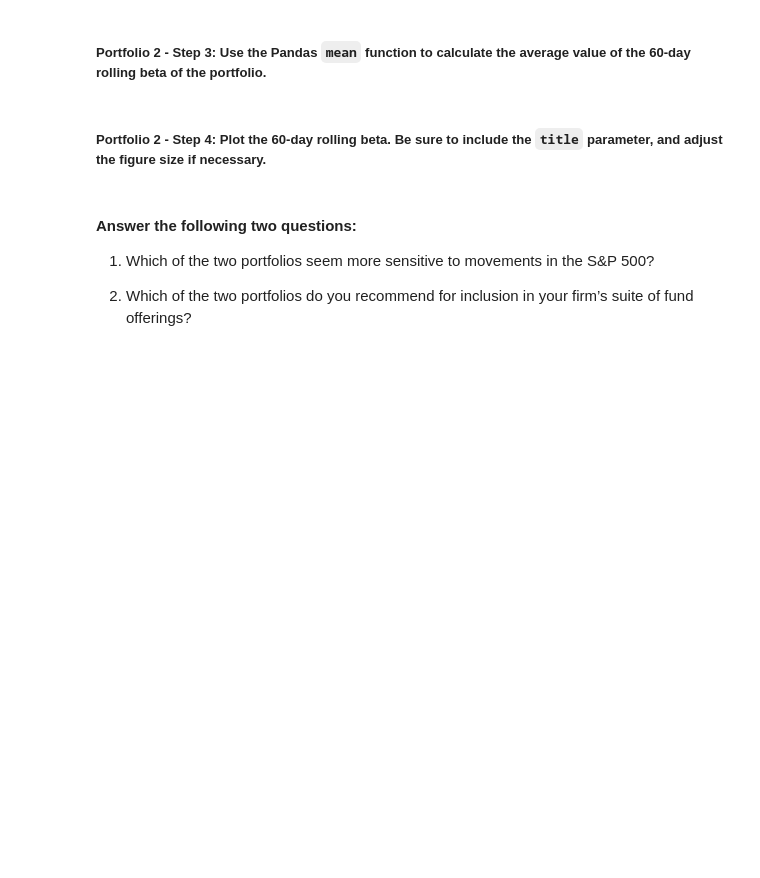
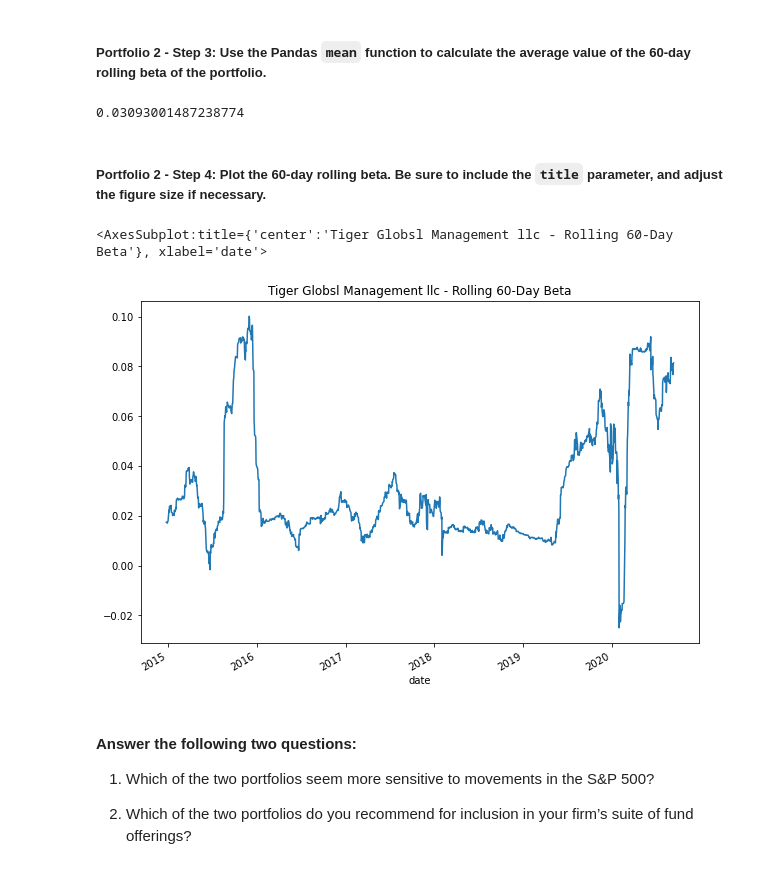
Before and after one commit to odhissm/asset_management, a Jupyter notebook: risk_assessment_app/risk_return_analysis.ipynb, the cells around one changed output. Cells and saved outputs as stored; diff of their text form; code cells hidden in the pictures; blank space fills up the shorter version.

```diff
--- a/risk_assessment_app/risk_return_analysis.ipynb
+++ b/risk_assessment_app/risk_return_analysis.ipynb
@@ -579,3 +581,10 @@ display(tg_beta.tail())
 # Calculate the beta based on the 60-day rolling covariance compared to the market (S&P 500)
 # Review the last five rows of the beta information
 # YOUR CODE HERE
+# Calculate beta of Tiger Management funds by dividing the covariance of Tiger Management funds by the variance of the S&P 500
+
+tg_rolling_60_beta = tg_rolling_60_covariance  / market_rolling_60_variance
+
+# Print the beta of FB
+# YOUR CODE HERE
+display(tg_rolling_60_beta.tail())
@@ -584,12 +601,23 @@ display(tg_beta.tail())
 # %%
 # Calculate the average of the 60-day rolling beta
 # YOUR CODE HERE
+tg_average_60_day_rolling_beta = tg_rolling_60_beta.mean()
+tg_average_60_day_rolling_beta
+# %% [output]
+0.03093001487238774
 # %% [markdown]
 ##### Portfolio 2 - Step 4: Plot the 60-day rolling beta. Be sure to include the `title` parameter, and adjust the figure size if necessary.
 # %%
 # Plot the rolling beta
 # Include a title parameter and adjust the figure size
 # YOUR CODE HERE
+tg_rolling_60_beta.plot(
+    figsize = (10, 7),
+    title = 'Tiger Globsl Management llc - Rolling 60-Day Beta'
+)
+# %% [output]
+<AxesSubplot:title={'center':'Tiger Globsl Management llc - Rolling 60-Day Beta'}, xlabel='date'>
+[figure, added]
 # %% [markdown]
 #### Answer the following two questions:
 
```
Also changed, not shown: parts of 11 cells of this notebook.
